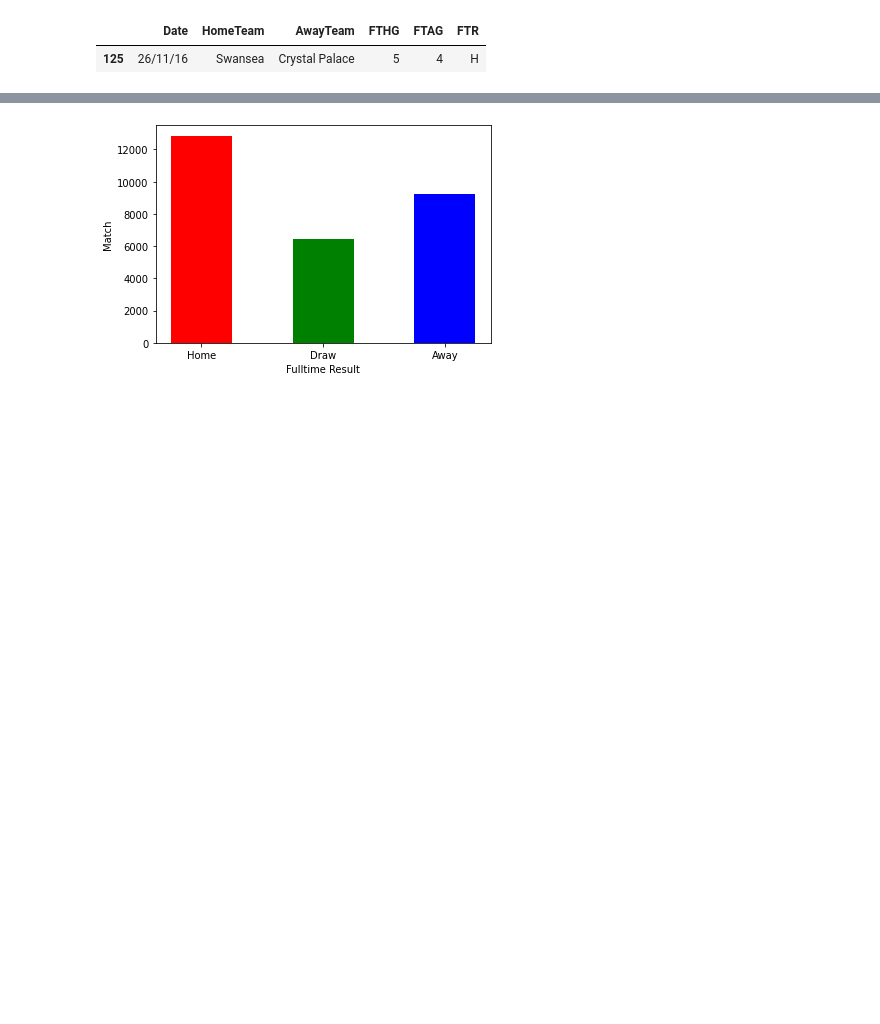
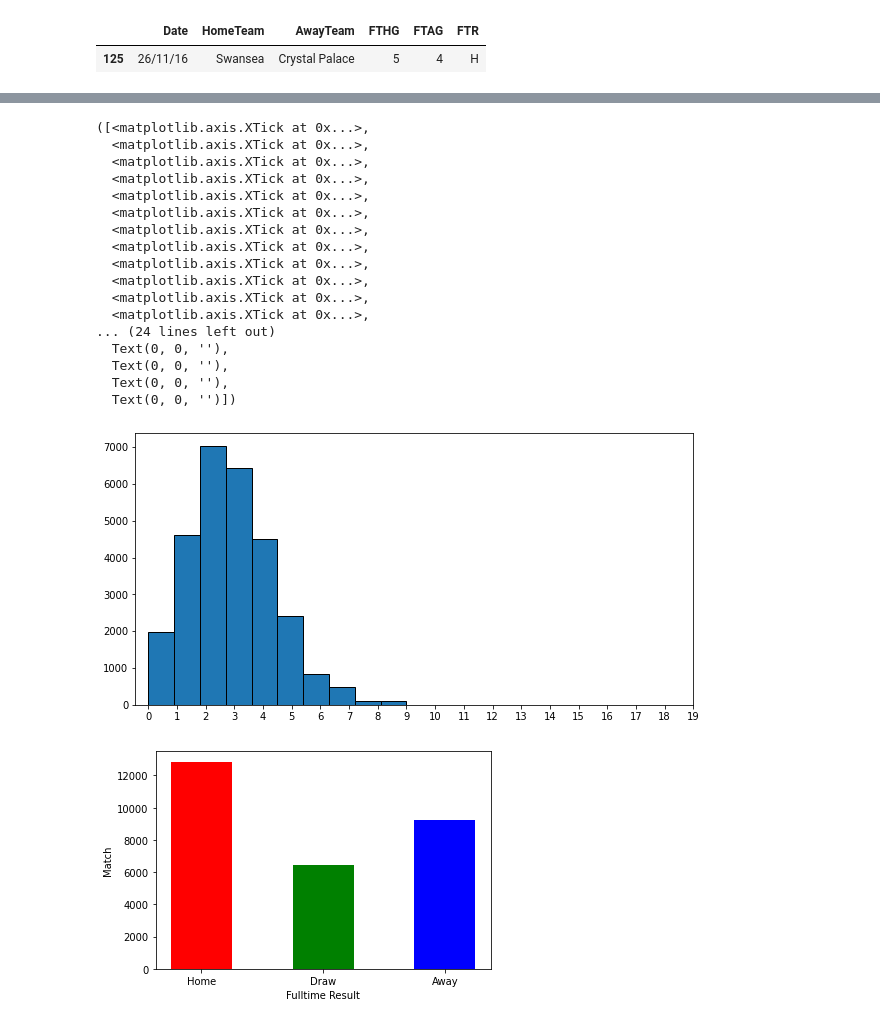
Before and after one commit to duyvu1109/Football-Prediction, a Jupyter notebook: present.ipynb, the cells around one changed output, grey strips where cells are left out. Cells and saved outputs as stored; diff of their text form; code cells hidden in the pictures; blank space fills up the shorter version.

```diff
--- a/present.ipynb
+++ b/present.ipynb
@@ -79,3 +79,29 @@ plt.xticks(range(18))
+# %%
+import matplotlib.pyplot as plt
+# data.total= data.FTAG + data.FTHG
+fig = plt.figure(figsize = (10,5))
+ax = fig.gca()
+plt.hist(data.FTHG + data.FTAG,bins=10,edgecolor='black')
+plt.xticks(range(20))
+# %% [output]
+([<matplotlib.axis.XTick at 0x...>,
+  <matplotlib.axis.XTick at 0x...>,
+  <matplotlib.axis.XTick at 0x...>,
+  <matplotlib.axis.XTick at 0x...>,
+  <matplotlib.axis.XTick at 0x...>,
+  <matplotlib.axis.XTick at 0x...>,
+  <matplotlib.axis.XTick at 0x...>,
+  <matplotlib.axis.XTick at 0x...>,
+  <matplotlib.axis.XTick at 0x...>,
+  <matplotlib.axis.XTick at 0x...>,
+  <matplotlib.axis.XTick at 0x...>,
+  <matplotlib.axis.XTick at 0x...>,
+... (24 lines left out)
+  Text(0, 0, ''),
+  Text(0, 0, ''),
+  Text(0, 0, ''),
+  Text(0, 0, '')])
+[figure, added]
 # %%
 # H_A_D counting
 import matplotlib.pyplot as plt
```
Also changed, not shown: parts of 2 cells of this notebook.
